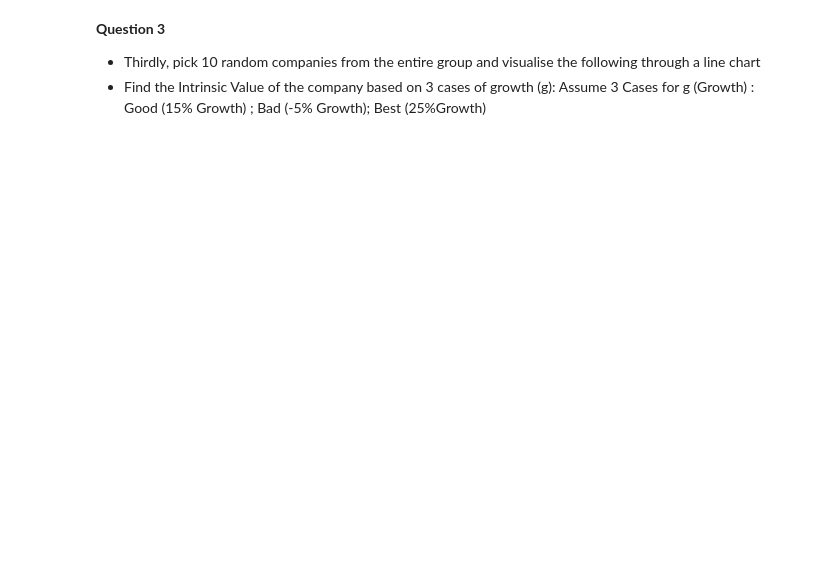
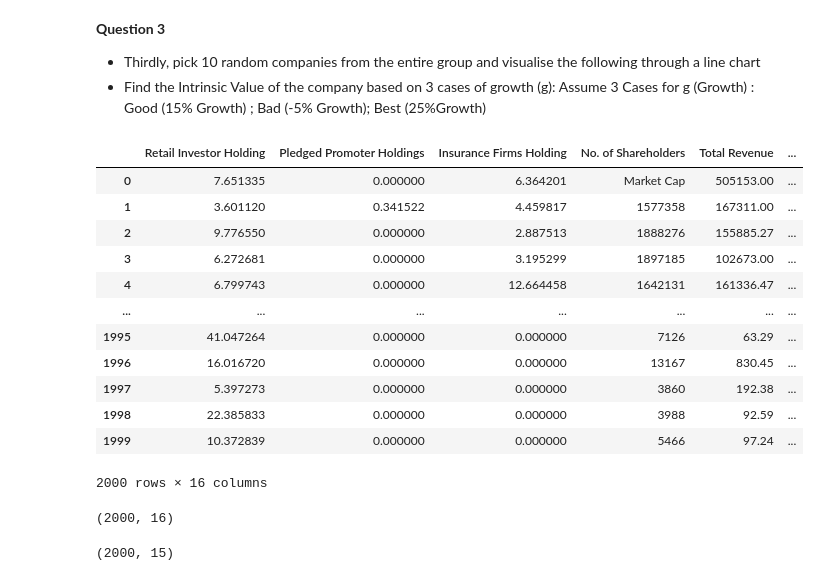
Before and after one commit to vrajnena/Feature_Engineering, a Jupyter notebook: Practice/Task.ipynb, the cells around one changed output. Cells and saved outputs as stored; diff of their text form; code cells hidden in the pictures; blank space fills up the shorter version.

```diff
--- a/Practice/Task.ipynb
+++ b/Practice/Task.ipynb
@@ -120,3 +127,25 @@ Text(0, 0.5, 'Count')
 through a line chart
 - Find the Intrinsic Value of the company based on 3 cases of growth (g): Assume
 3 Cases for g (Growth) : Good (15% Growth) ; Bad (-5% Growth); Best (25%Growth)
+# %%
+# Importing table3 from excel sheet to get EPS
+table3= pd.read_excel('F:\GIT REPO\Feature_Engineering\Practice\Data Analytics  -Indian Stock Market Top 2000 (1).xlsx',sheet_name='Table 3',skiprows=1)
+table3
+# %% [output]
+|  | Retail Investor Holding | Pledged Promoter Holdings | Insurance Firms Holding | No. of Shareholders | Total Revenue | ... |
+| 0 | 7.651335 | 0.000000 | 6.364201 | Market Cap | 505153.00 | ... |
+| 1 | 3.601120 | 0.341522 | 4.459817 | 1577358 | 167311.00 | ... |
+| 2 | 9.776550 | 0.000000 | 2.887513 | 1888276 | 155885.27 | ... |
+| 3 | 6.272681 | 0.000000 | 3.195299 | 1897185 | 102673.00 | ... |
+| 4 | 6.799743 | 0.000000 | 12.664458 | 1642131 | 161336.47 | ... |
+| ... | ... | ... | ... | ... | ... | ... |
+| 1995 | 41.047264 | 0.000000 | 0.000000 | 7126 | 63.29 | ... |
+| 1996 | 16.016720 | 0.000000 | 0.000000 | 13167 | 830.45 | ... |
+| 1997 | 5.397273 | 0.000000 | 0.000000 | 3860 | 192.38 | ... |
+| 1998 | 22.385833 | 0.000000 | 0.000000 | 3988 | 92.59 | ... |
+| 1999 | 10.372839 | 0.000000 | 0.000000 | 5466 | 97.24 | ... |
+2000 rows × 16 columns
+# %%
+table3.shape
+# %% [output]
+(2000, 16)
@@ -122,0 +154,4 @@ through a line chart
+# %%
+data_3.shape
+# %% [output]
+(2000, 15)
```
Also changed, not shown: parts of 16 cells of this notebook, 1 other file.
